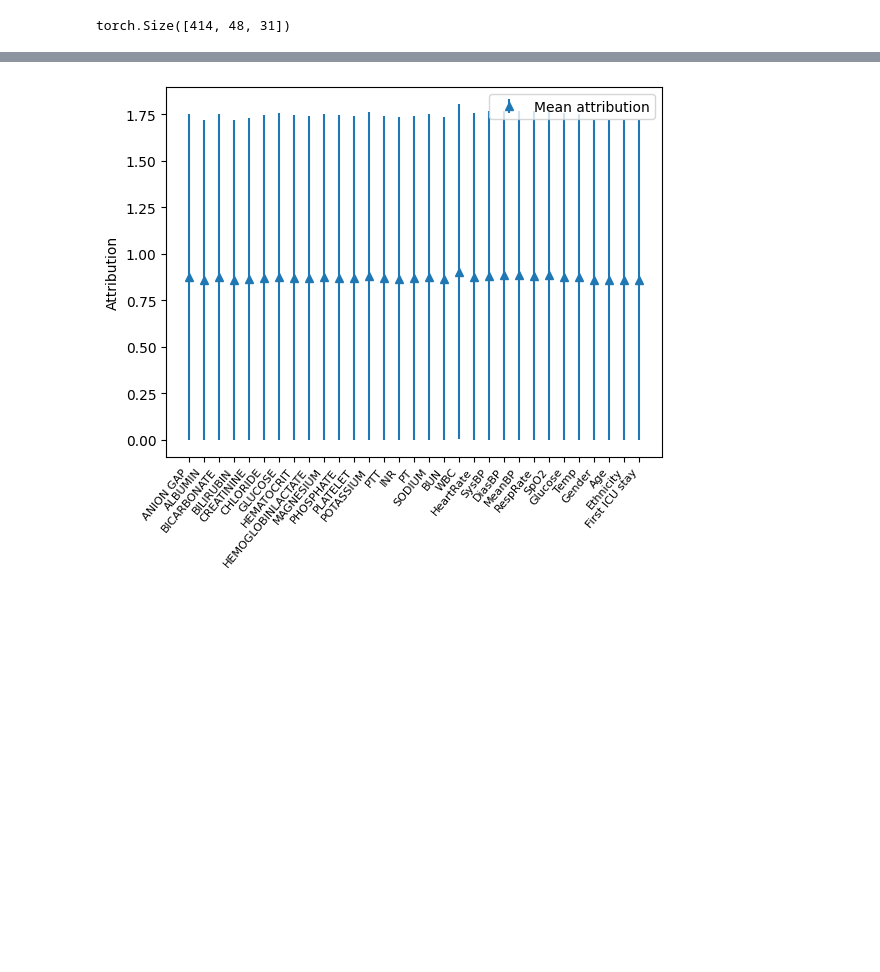
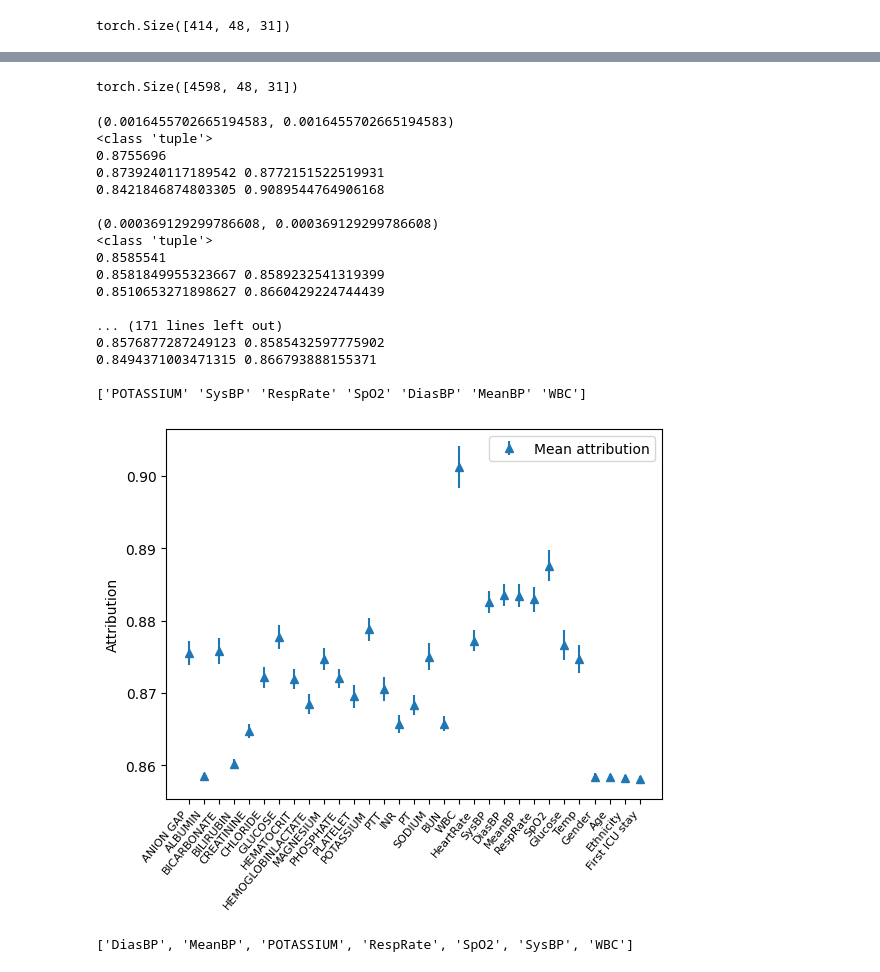
Before and after one commit to anonymous8293/factai, a Jupyter notebook: visualization.ipynb, the cells around one changed output, grey strips where cells are left out. Cells and saved outputs as stored; diff of their text form; code cells hidden in the pictures; blank space fills up the shorter version.

Commit message:
fix: visualizing confidence intervals for mean attributions correctly

```diff
--- a/visualization.ipynb
+++ b/visualization.ipynb
@@ -1220,6 +1220,9 @@ def plot_mean_attributions(attr, alpha=0.95, title=None, xticks=None, debug=Fals
             loc=np.mean(feature),
             scale=np.std(feature) / np.sqrt(len(feature)),
         )
+        # This is needed for the plotting function only, it will always subtract
+        # and add these confidence intervals to the mean
+        conf_interval = (mean - conf_interval[0], conf_interval[1] - mean)
         feature_err.append(conf_interval)
         if debug:
             # Sanity check:
@@ -1228,14 +1231,19 @@ def plot_mean_attributions(attr, alpha=0.95, title=None, xticks=None, debug=Fals
             # is this the same as the above?
             serr = 1.96 * std
             print(conf_interval)
+            print(type(conf_interval))
+            print(mean)
+            print(mean - conf_interval[0], mean + conf_interval[1])
             print(mean - serr, mean + serr)
             print()
 
     feature_means = np.array(feature_means)
     feature_err = np.array(feature_err)
     if debug:
+        # feature_err = th.zeros_like(th.tensor(feature_err))
         # Top 5 feature importances
-        ind = np.argpartition(feature_means, -5)[-5:].astype(int)
+        k = 7
+        ind = np.argpartition(feature_means, -k)[-k:].astype(int)
         print(np.array(feature_names)[ind])
 
     xs = np.arange(len(feature_means))
@@ -1276,3 +1284,17 @@ plot_mean_attributions(
+# %%
+from torch.nn.functional import normalize
+
+
+def compute_alternative(batch, mask, perturbation):
+    """Compute alternative saliency metric.
+
+    1 - (1 - m) * |NN(x) - x|
+    Intuition: the higher this value, the more perturbed the data is.
+    """
+    normalized_alt = th.abs(perturbation - batch)
+    normalized_alt = normalize(normalized_alt, dim=1)
+    alternative = 1 - (1 - mask) * normalized_alt
+    return alternative
 # %%
 mimic_batch, perturbation_mimic, mask_mimic, x1_mimic, x2_mimic = compute_perturbations(
     data=inputs_mimic,
@@ -1281,9 +1303,32 @@ mimic_batch, perturbation_mimic, mask_mimic, x1_mimic, x2_mimic = compute_pertur
     batch_idx=None,  # Set to None to compute perturbations for the whole dataset
 )
 alternative_mimic = compute_alternative(mimic_batch, mask_mimic, perturbation_mimic)
+# %% [output]
+torch.Size([4598, 48, 31])
 # %%
 dead_alternative = alternative_mimic[indices]
 # %%
-plot_mean_attributions(dead_alternative, xticks=feature_names)
+plot_mean_attributions(dead_alternative, xticks=feature_names, debug=True)
 # %% [output]
+(0.0016455702665194583, 0.0016455702665194583)
+<class 'tuple'>
+0.8755696
+0.8739240117189542 0.8772151522519931
+0.8421846874803305 0.9089544764906168
+
+(0.000369129299786608, 0.000369129299786608)
+<class 'tuple'>
+0.8585541
+0.8581849955323667 0.8589232541319399
+0.8510653271898627 0.8660429224744439
+
+... (171 lines left out)
+0.8576877287249123 0.8585432597775902
+0.8494371003471315 0.866793888155371
+
+['POTASSIUM' 'SysBP' 'RespRate' 'SpO2' 'DiasBP' 'MeanBP' 'WBC']
-[figure, old version]
+[figure, new version]
+# %%
+sorted(["POTASSIUM", "SysBP", "RespRate", "SpO2", "DiasBP", "MeanBP", "WBC"])
+# %% [output]
+['DiasBP', 'MeanBP', 'POTASSIUM', 'RespRate', 'SpO2', 'SysBP', 'WBC']
```
Also changed, not shown: parts of 2 cells of this notebook.
